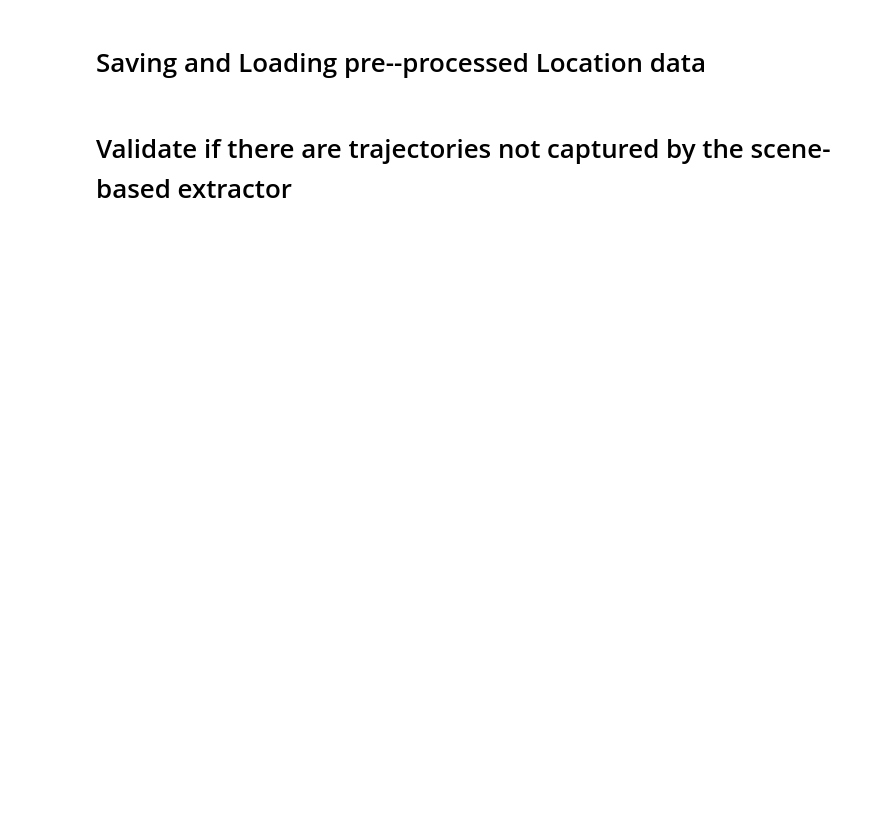
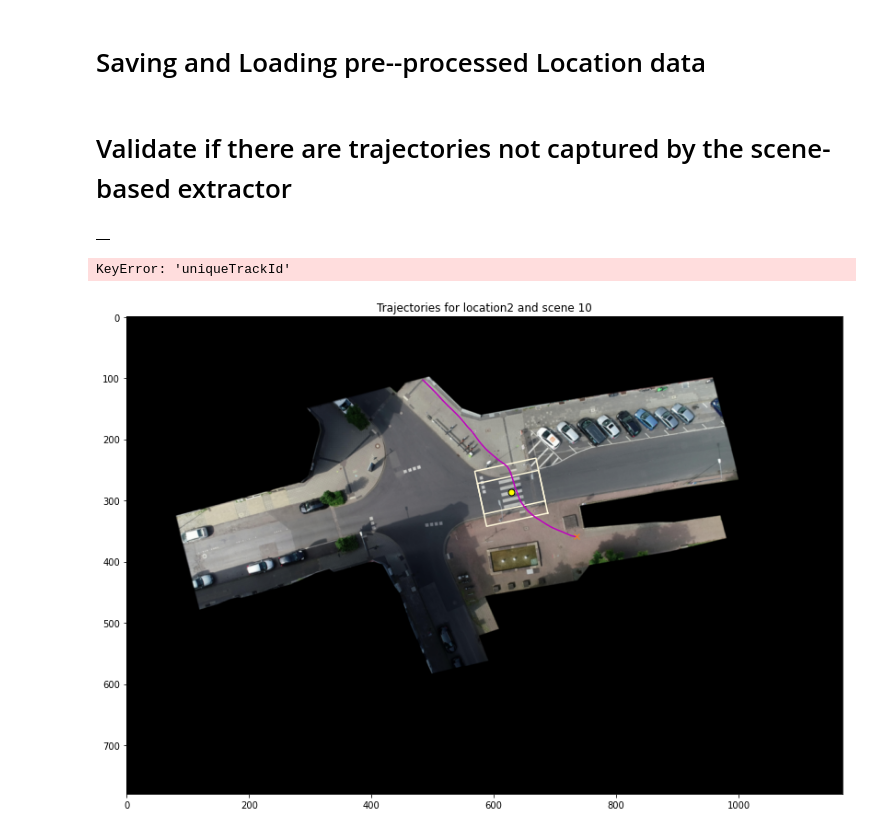
Before and after one commit to ika-rwth-aachen/drone-dataset-tools, a Jupyter notebook: src/notebooks/extractor-by-scene-config.ipynb, the cells around one changed output. Saved outputs shown, nothing was run; the diff lists cells and outputs as text; code cells hidden in the pictures; blank space fills up the shorter version.

Commit message:
bug fix with sceneid/ gotta fix clip method which uses original track id

```diff
--- a/src/notebooks/extractor-by-scene-config.ipynb
+++ b/src/notebooks/extractor-by-scene-config.ipynb
@@ -95,13 +121,21 @@ visualizer = TrajectoryVisualizer(loader)
 # %%
 # visualizer.showLocationCrossingTracks(loc2data)
 # %%
-sceneData = loc2dataFromFile.getSceneData(10, 10, 5, refresh=False)
+sceneData = loc2data.getSceneData(40, 10, 5, refresh=False)
 # sceneData = loc2data.getSceneData(10, 10, 5, refresh=False)
 # dir(sceneData)
 # sceneData.pedData
 # sceneDf = loc2data.getSceneCrossingDf('10', 0, 0)
+clippedPedDf = sceneData.getPedDataInSceneCoordinates()
+clippedPedDf.head()
+# sceneData.pedData.head()
+# %% [output]
+|  |
 # %%
-visualizer.showLocationSceneData(sceneData)
+visualizer.showLocationSceneData(sceneData
+# %% [output]
+KeyError: 'uniqueTrackId'
+[figure, added]
 # %%
 scene11Data = loc2data.getSceneData(11, 10, 6, refresh=False)
 visualizer.showLocationSceneData(scene11Data)
```
Also changed, not shown: parts of 5 cells of this notebook, 1 other file.
